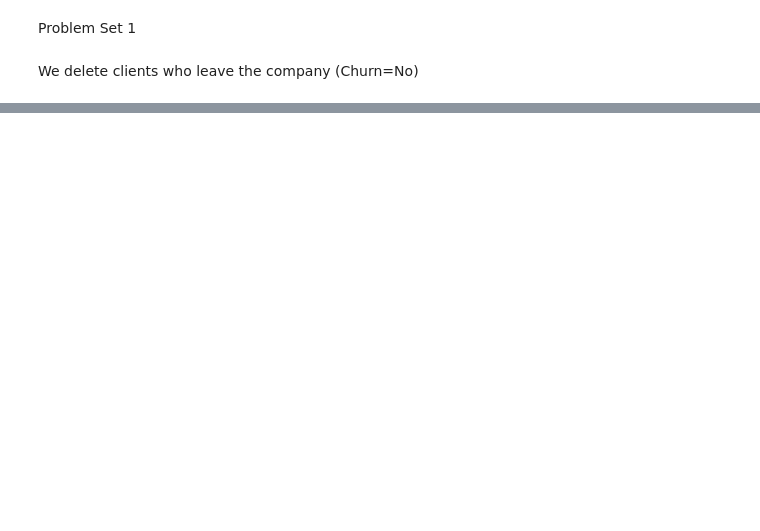
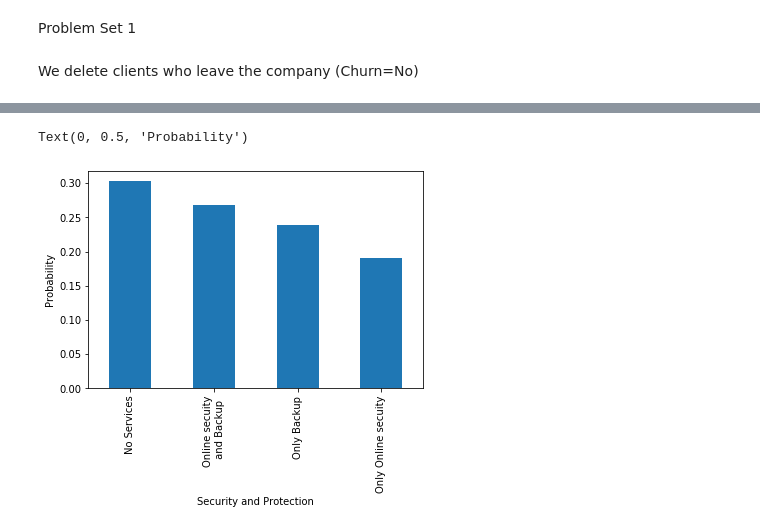
Before and after one commit to anitamezzetti/EPFL_Data_science_in_practice, a Jupyter notebook: Probelm Set 1/PS1-ongoing.ipynb, the cells around one changed output, grey strips where cells are left out. Cells and saved outputs as stored; diff of their text form; code cells hidden in the pictures; blank space fills up the shorter version.

```diff
--- a/Probelm Set 1/PS1-ongoing.ipynb
+++ b/Probelm Set 1/PS1-ongoing.ipynb
@@ -63,0 +175,21 @@ print(type(data))
+# %%
+#clients interesed in online services: online security and/or online backup
+s=[] #where to save the information for each costumer
+for i in df.index:
+    if (df.OnlineSecurity[i] == 'Yes') and (df.OnlineBackup[i] == 'Yes'): #both
+        s += ['Online secuity\n and Backup']
+    elif (df.OnlineSecurity[i] == 'Yes') and (df.OnlineBackup[i] == 'No'): #only Movies
+        s += ['Only Online secuity']
+    elif (df.OnlineSecurity[i] == 'No') and (df.OnlineBackup[i] == 'Yes'): #only tv
+        s += ['Only Backup']
+    elif (df.OnlineSecurity[i] == 'No') and (df.OnlineBackup[i] == 'No'): #no
+        s += ['No Services']
+
+ss = pd.Series(s)
+prob=ss.value_counts(normalize=True)  #count and work in percentage
+prob.plot(kind='bar')
+plt.xlabel('Security and Protection')
+plt.ylabel('Probability')
+# %% [output]
+Text(0, 0.5, 'Probability')
+[figure, added]
```
Also changed, not shown: parts of 13 cells of this notebook.
